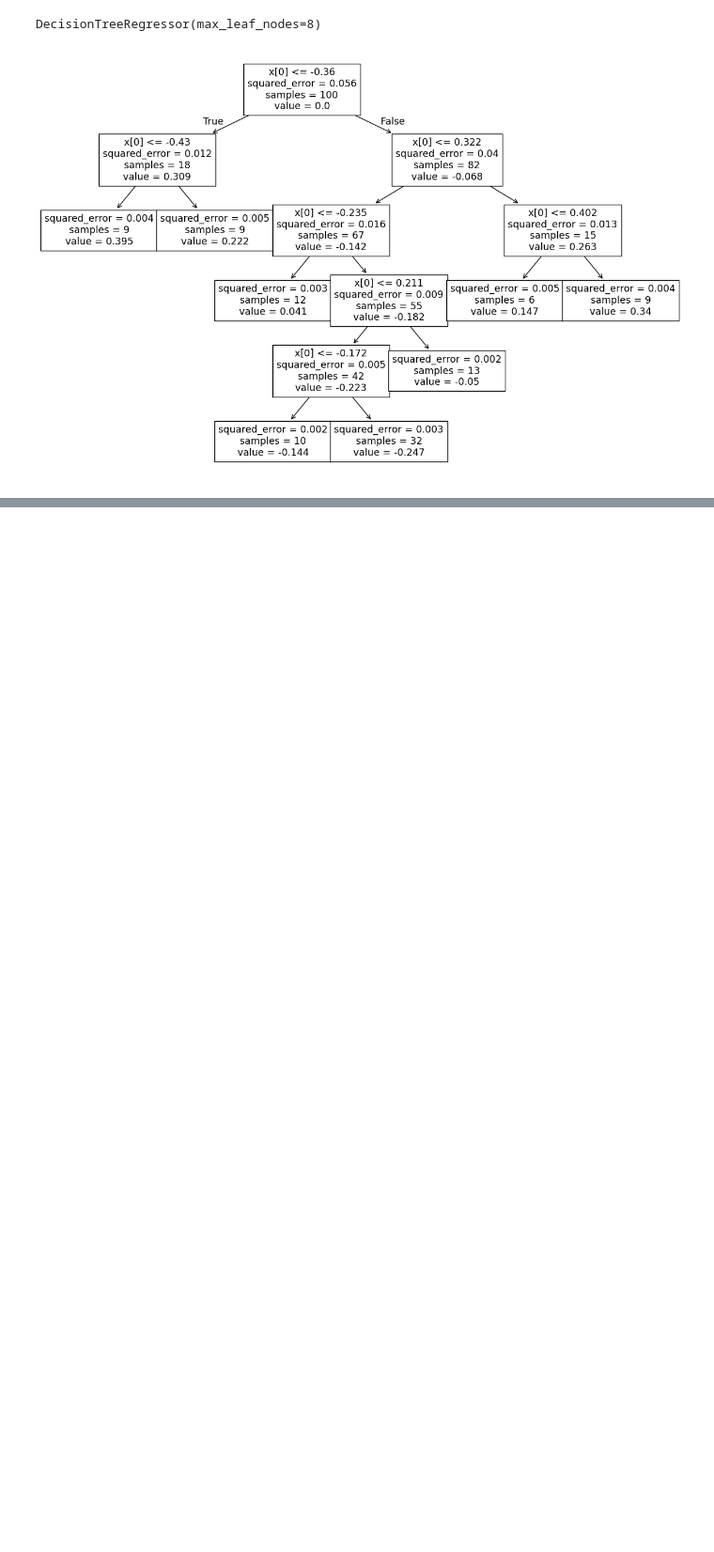
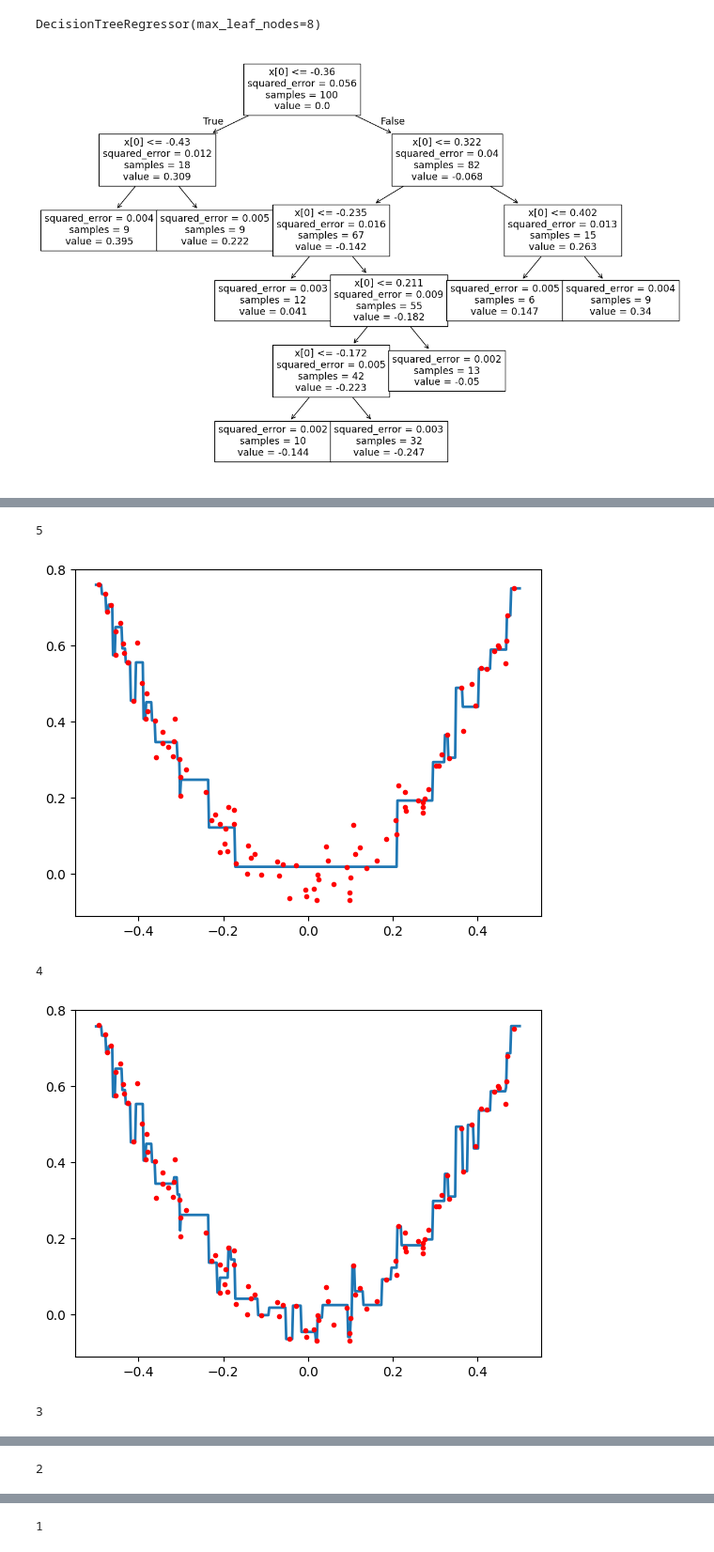
Before and after one commit to ahmedfakhar747/machine-learning-notebooks, a Jupyter notebook: 51_Gradient_Boosting_Intuition_and_Code.ipynb, the cells around one changed output, grey strips where cells are left out. Shown at 94% size. Saved outputs shown, nothing was run; the diff lists cells and outputs as text; code cells hidden in the pictures; blank space fills up the shorter version.

Commit message:
Kaggle Notebook | 📈 ML 51 — Gradient Boosting | Intuition & Code | Version 5

```diff
--- a/51_Gradient_Boosting_Intuition_and_Code.ipynb
+++ b/51_Gradient_Boosting_Intuition_and_Code.ipynb
@@ -100,0 +165,39 @@ X_test = np.linspace(-0.5, 0.5, 500)
+# %%
+def gradient_boost(X, y, number, lr, count=1, regs=[], foo=None):
+
+  if number == 0:
+    return
+  else:
+    # do gradient boosting
+
+    if count > 1:
+      y = y - regs[-1].predict(X)
+    else:
+      foo = y
+
+    tree_reg = DecisionTreeRegressor(max_depth=5, random_state=42)
+    tree_reg.fit(X, y)
+
+    regs.append(tree_reg)
+
+    x1 = np.linspace(-0.5, 0.5, 500)
+    y_pred = sum(lr * regressor.predict(x1.reshape(-1, 1)) for regressor in regs)
+
+    print(number)
+    plt.figure()
+    plt.plot(x1, y_pred, linewidth=2)
+    plt.plot(X[:, 0], foo,"r.")
+    plt.show()
+
+    gradient_boost(X,y,number-1,lr,count+1,regs,foo=foo)
+# %%
+np.random.seed(42)
+X = np.random.rand(100, 1) - 0.5
+y = 3*X[:, 0]**2 + 0.05 * np.random.randn(100)
+gradient_boost(X,y,5,lr=1)
+# %% [output]
+5
+[figure, added]
+4
+[figure, added]
+3
@@ -100,0 +205 @@ X_test = np.linspace(-0.5, 0.5, 500)
+2
@@ -100,0 +207 @@ X_test = np.linspace(-0.5, 0.5, 500)
+1
```
Also changed, not shown: parts of 15 cells of this notebook.
